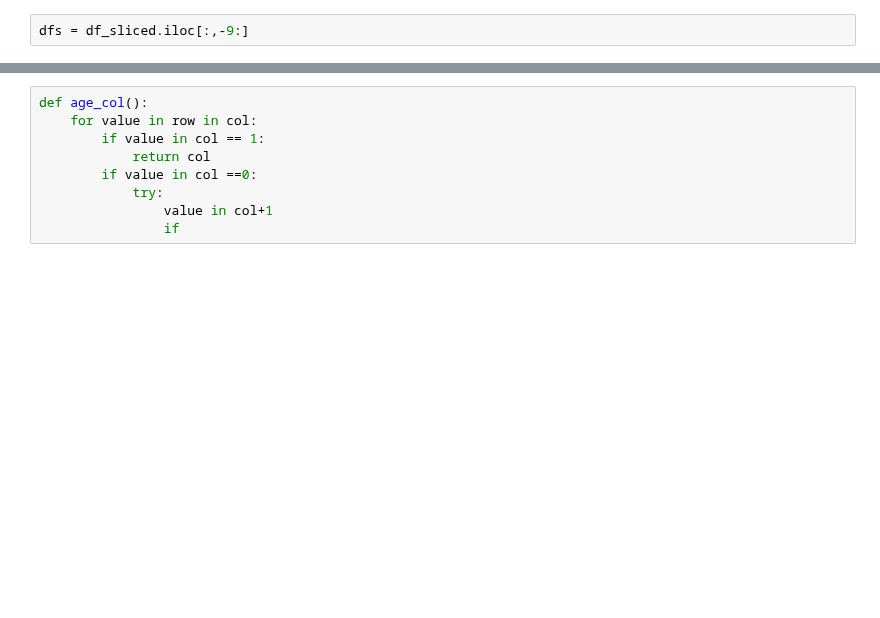
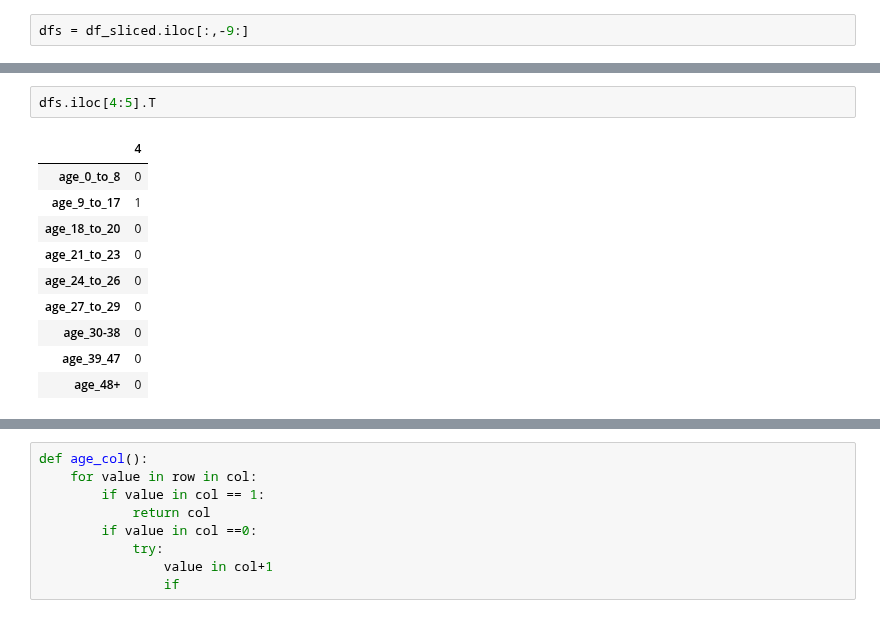
Before and after one commit to lampu98/ht_project, a Jupyter notebook: notebooks/scraped_df_exploration_after_fe.ipynb, the cells around one changed output, grey strips where cells are left out. Saved outputs shown, nothing was run; the diff lists cells and outputs as text; blank space fills up the shorter version.

```diff
--- a/notebooks/scraped_df_exploration_after_fe.ipynb
+++ b/notebooks/scraped_df_exploration_after_fe.ipynb
@@ -266,0 +312,13 @@ try value in col+1 column
+# %%
+dfs.iloc[4:5].T
+# %% [output]
+|  | 4 |
+| age_0_to_8 | 0 |
+| age_9_to_17 | 1 |
+| age_18_to_20 | 0 |
+| age_21_to_23 | 0 |
+| age_24_to_26 | 0 |
+| age_27_to_29 | 0 |
+| age_30-38 | 0 |
+| age_39_47 | 0 |
+| age_48+ | 0 |
```
Also changed, not shown: parts of 7 cells of this notebook.
